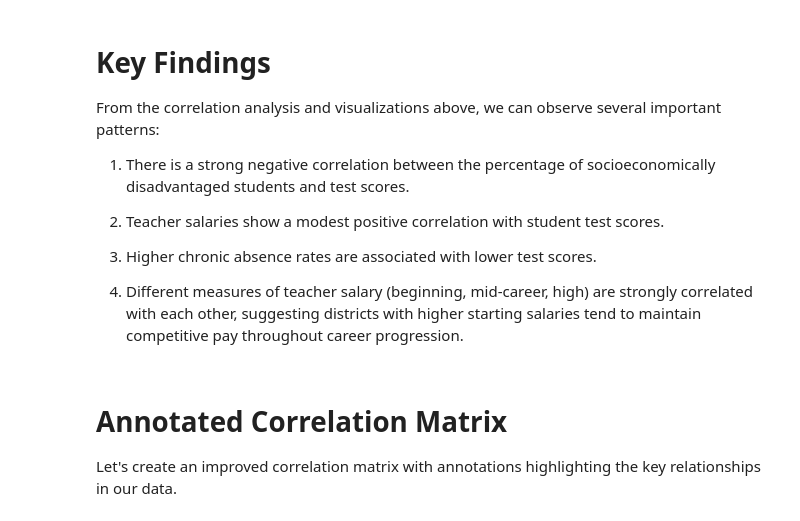
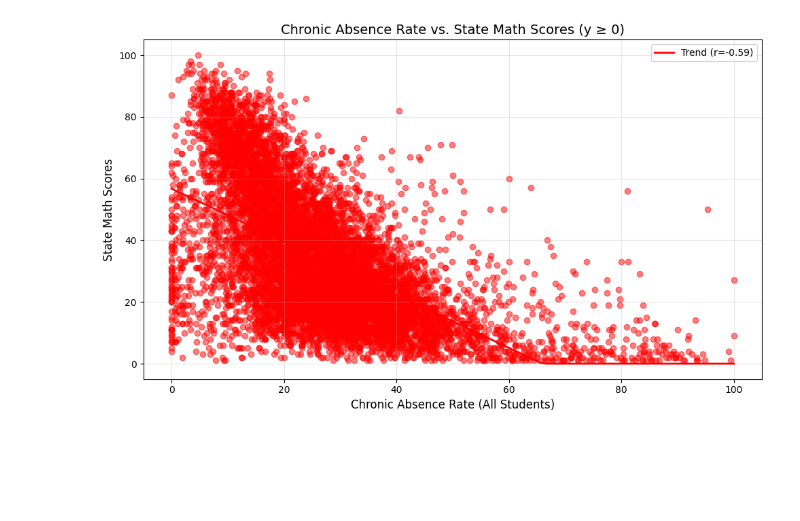
Before and after one commit to jalvarol/PublicSchoolData, a Jupyter notebook: src/Project.ipynb, the cells around one changed output. Drawn from its saved outputs; the diff is of its cells as text; code cells hidden in the pictures; blank space fills up the shorter version.

```diff
--- a/src/Project.ipynb
+++ b/src/Project.ipynb
@@ -170,19 +154,26 @@ plt.show()
 # %%
-# Relationship between chronic absence and test scores
+# Chronic Absence Rate vs. State Math Scores (with y >= 0 constraint and no negative values in trend line)
 plt.figure(figsize=(10, 6))
-plt.scatter(df_merge['RALL'], df_merge['SMATH_Y2'], alpha=0.5, c='red')
-
-# Add a trend line
-z = np.polyfit(df_merge['RALL'], df_merge['SMATH_Y2'], 1)
-p = np.poly1d(z)
-plt.plot(np.linspace(min(df_merge['RALL']), max(df_merge['RALL']), 100),
-         p(np.linspace(min(df_merge['RALL']), max(df_merge['RALL']), 100)),
-         "r-", linewidth=2, label=f'Trend (r={df_merge["RALL"].corr(df_merge["SMATH_Y2"]):.2f})')
-
-plt.title('Chronic Absence Rate vs. State Math Scores', fontsize=14)
+# Only plot points where State Math Scores are >= 0
+mask = merged['SMATH_Y2'] >= 0
+x = merged.loc[mask, 'RALL']
+y = merged.loc[mask, 'SMATH_Y2']
+plt.scatter(x, y, alpha=0.5, c='red')
+# Only fit trend line if there are enough points
+if len(x) > 1:
+    z = np.polyfit(x, y, 1)
+    p = np.poly1d(z)
+    x_line = np.linspace(x.min(), x.max(), 100)
+    y_line = p(x_line)
+    y_line[y_line < 0] = 0  # Clamp trend line to y >= 0
+    plt.plot(x_line, y_line, "r-", linewidth=2, label=f'Trend (r={x.corr(y):.2f})')
+plt.title('Chronic Absence Rate vs. State Math Scores (y ≥ 0)', fontsize=14)
 plt.xlabel('Chronic Absence Rate (All Students)', fontsize=12)
 plt.ylabel('State Math Scores', fontsize=12)
 plt.grid(True, alpha=0.3)
 plt.legend()
 plt.tight_layout()
+plt.savefig(os.path.join(output_dir, "absence_vs_math.png"))
 plt.show()
+# %% [output]
+[figure, added]
@@ -210,12 +179,0 @@ plt.show()
-# %% [markdown]
-# Key Findings
-
-From the correlation analysis and visualizations above, we can observe several important patterns:
-
-1. There is a strong negative correlation between the percentage of socioeconomically disadvantaged students and test scores.
-
-2. Teacher salaries show a modest positive correlation with student test scores.
-
-3. Higher chronic absence rates are associated with lower test scores.
-
-4. Different measures of teacher salary (beginning, mid-career, high) are strongly correlated with each other, suggesting districts with higher starting salaries tend to maintain competitive pay throughout career progression.
@@ -247,4 +179,0 @@ plt.show()
-# %% [markdown]
-# Annotated Correlation Matrix
-
-Let's create an improved correlation matrix with annotations highlighting the key relationships in our data.
```
Also changed, not shown: parts of 16 cells of this notebook, 8 other files.
